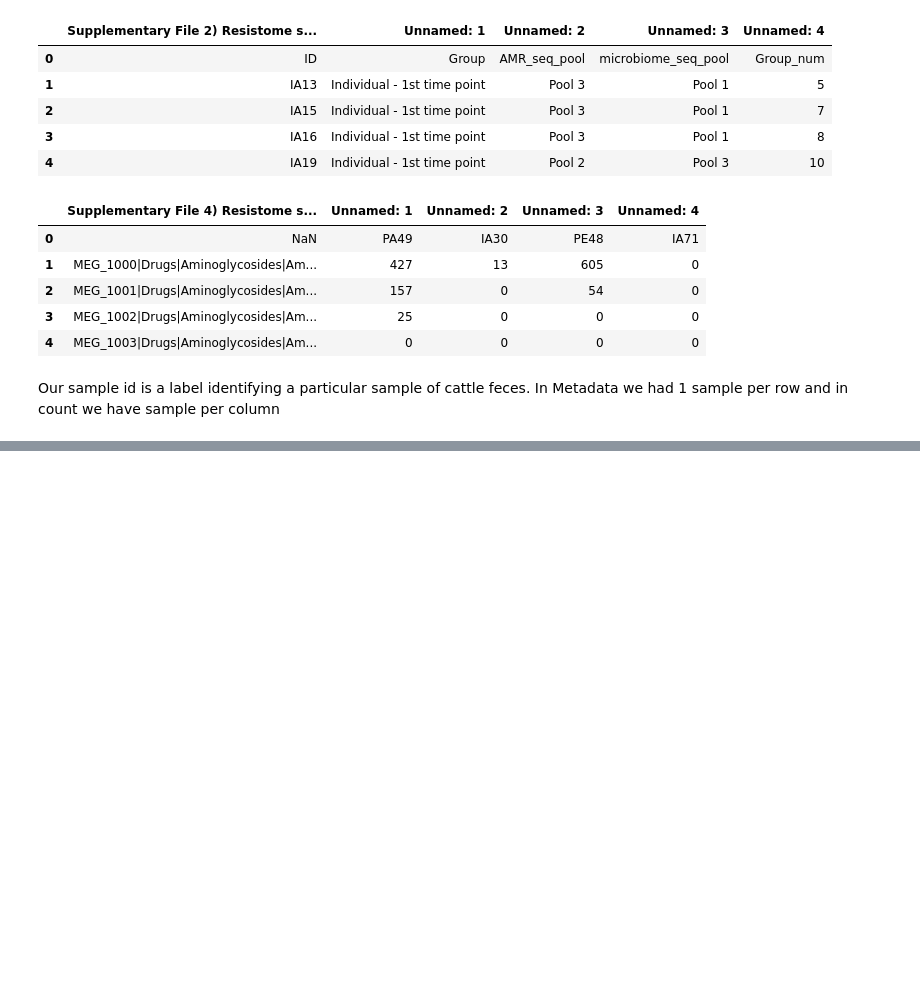
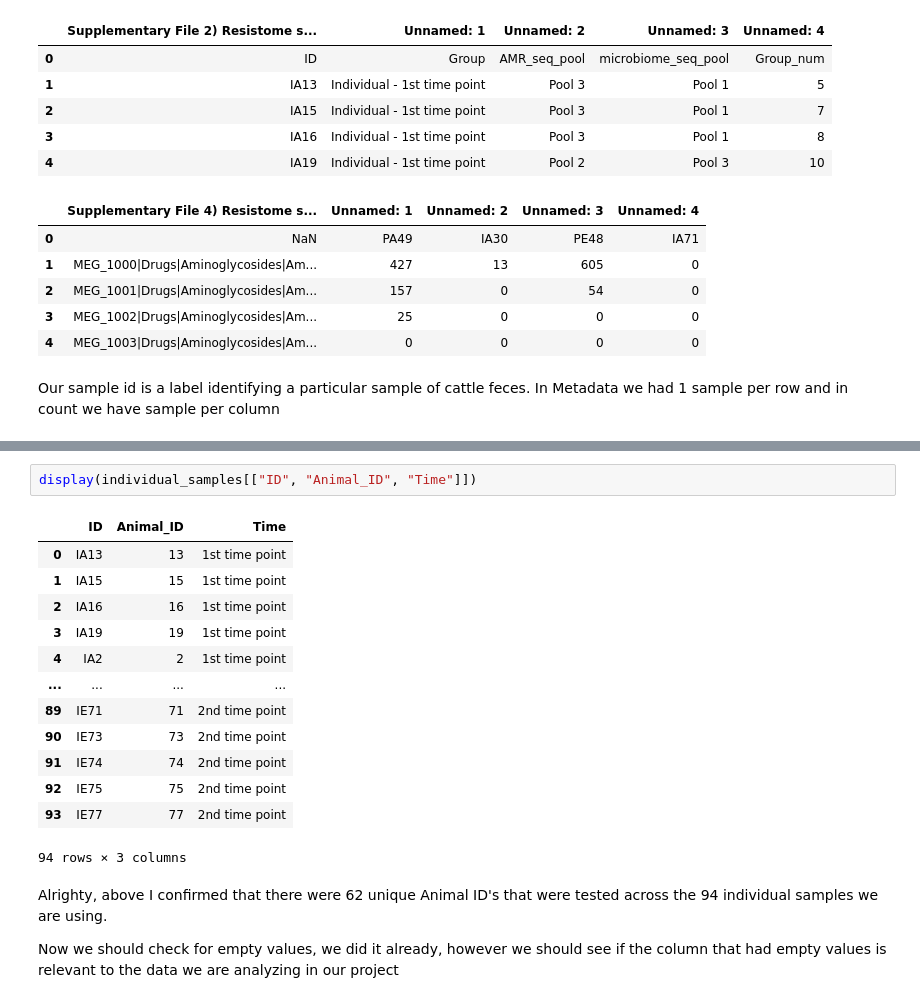
Before and after one commit to robinranaprofessional-commits/Microbiome-Analysis-for-Antimicrobial-Resistances, a Jupyter notebook: Python Notebook.ipynb, the cells around one changed output, grey strips where cells are left out. Drawn from its saved outputs; the diff is of its cells as text; blank space fills up the shorter version.

```diff
--- a/Python Notebook.ipynb
+++ b/Python Notebook.ipynb
@@ -194,0 +306,20 @@ Our sample id is a label identifying a particular sample of cattle feces. In Met
+# %%
+display(individual_samples[["ID", "Animal_ID", "Time"]])
+# %% [output]
+|  | ID | Animal_ID | Time |
+| 0 | IA13 | 13 | 1st time point |
+| 1 | IA15 | 15 | 1st time point |
+| 2 | IA16 | 16 | 1st time point |
+| 3 | IA19 | 19 | 1st time point |
+| 4 | IA2 | 2 | 1st time point |
+| ... | ... | ... | ... |
+| 89 | IE71 | 71 | 2nd time point |
+| 90 | IE73 | 73 | 2nd time point |
+| 91 | IE74 | 74 | 2nd time point |
+| 92 | IE75 | 75 | 2nd time point |
+| 93 | IE77 | 77 | 2nd time point |
+94 rows × 3 columns
+# %% [markdown]
+Alrighty, above I confirmed that there were 62 unique Animal ID's that were tested across the 94 individual samples we are using.
+
+Now we should check for empty values, we did it already, however we should see if the column that had empty values is relevant to the data we are analyzing in our project
```
Also changed, not shown: parts of 23 cells of this notebook.
